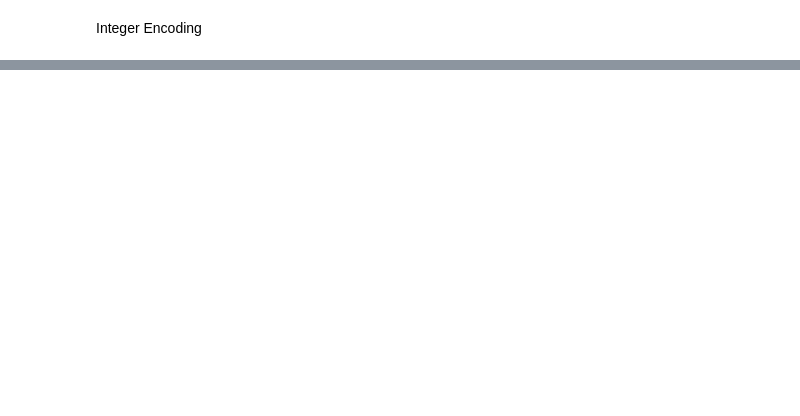
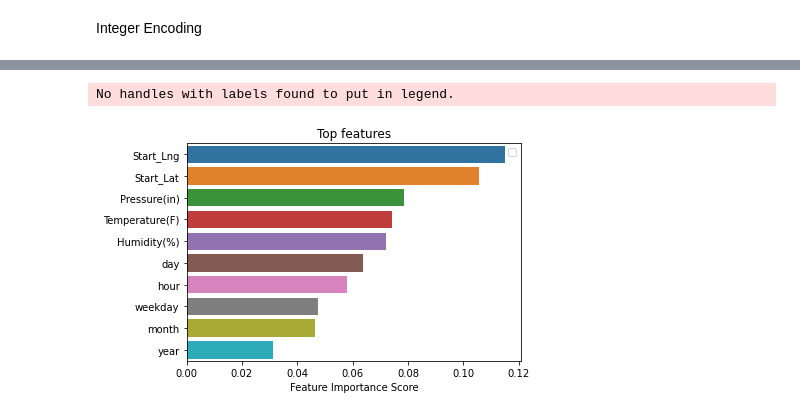
Before and after one commit to imadjamil/coursera_capstone, a Jupyter notebook: coursera_capstone.ipynb, the cells around one changed output, grey strips where cells are left out. Saved outputs shown, nothing was run; the diff lists cells and outputs as text; code cells hidden in the pictures; blank space fills up the shorter version.

Commit message:
random forest results

```diff
--- a/coursera_capstone.ipynb
+++ b/coursera_capstone.ipynb
@@ -169,0 +233,7 @@ pd.get_dummies(obj_df, columns=['City', 'Side', 'County', 'Street', 'Wind_Direct
+# %%
+df_dummies = pd.get_dummies(df[obj_cols])
+# %%
+df.drop(obj_cols, axis=1, inplace=True)
+df = df.join(df_dummies)
+
+df.info()
@@ -169,0 +252,11 @@ pd.get_dummies(obj_df, columns=['City', 'Side', 'County', 'Street', 'Wind_Direct
+# %%
+y=df[target]
+X=df.drop(target, axis=1)
+
+X_train, X_test, y_train, y_test = train_test_split(X, y, test_size=0.3, random_state=101)
+# %%
+mdl_rf=RandomForestClassifier(n_estimators=250)
+
+mdl_rf.fit(X_train,y_train)
+
+predictions=mdl_rf.predict(X_test)
@@ -169,0 +291,12 @@ pd.get_dummies(obj_df, columns=['City', 'Side', 'County', 'Street', 'Wind_Direct
+# %%
+feature_i = pd.Series(mdl_rf.feature_importances_,index=X.columns).sort_values(ascending=False)
+# k top features
+k=10
+sns.barplot(x=feature_i[:10], y=feature_i.index[:k])
+plt.xlabel('Feature Importance Score')
+plt.title("Top features")
+plt.legend()
+plt.show()
+# %% [output]
+No handles with labels found to put in legend.
+[figure, added]
```
Also changed, not shown: parts of 29 cells of this notebook.
